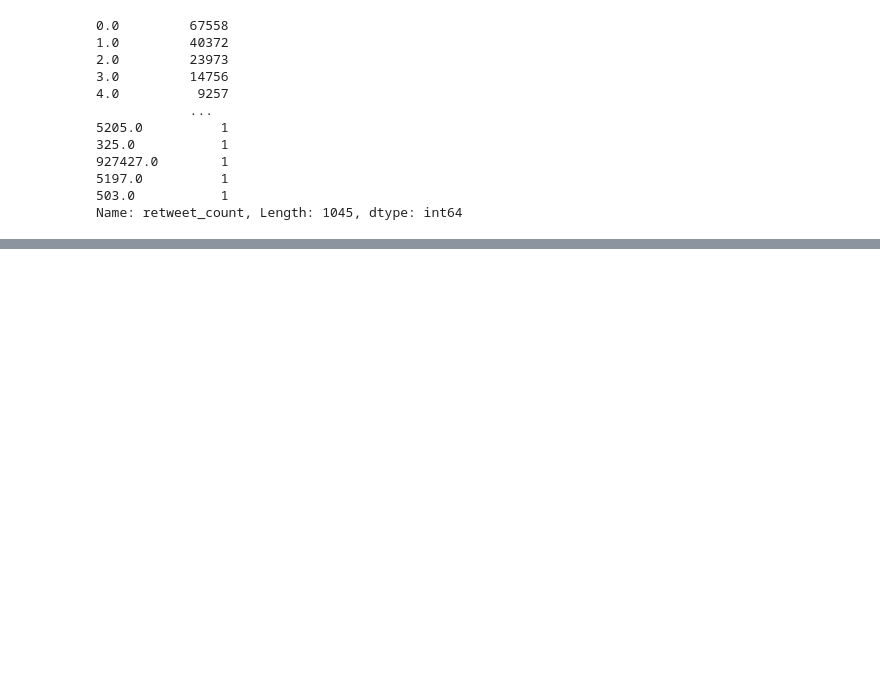
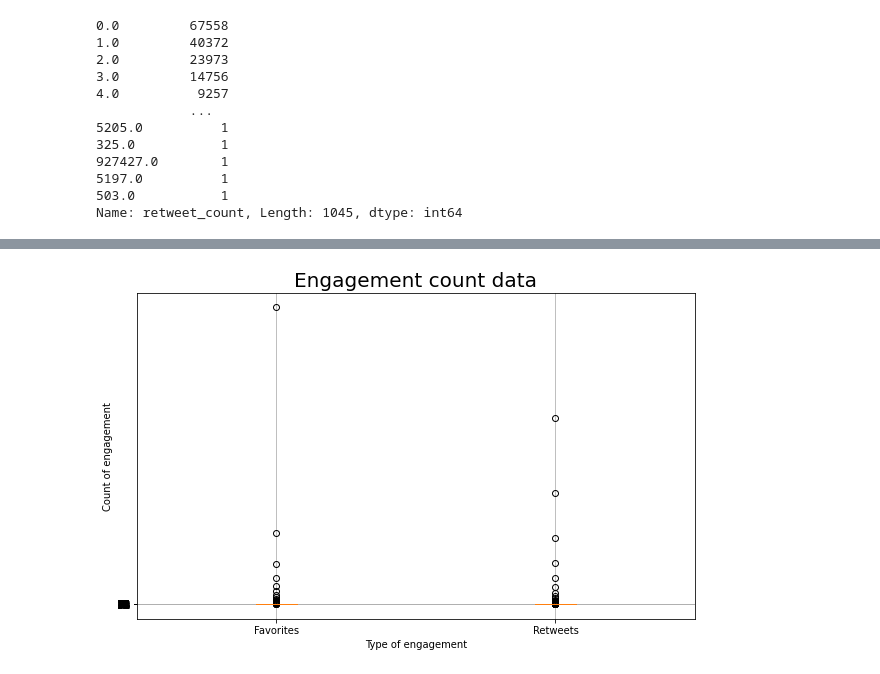
Before and after one commit to douglas-thoms/Datathon-2021-10-16, a Jupyter notebook: npo_twitter_eda.ipynb, the cells around one changed output, grey strips where cells are left out. Saved outputs shown, nothing was run; the diff lists cells and outputs as text; code cells hidden in the pictures; blank space fills up the shorter version.

```diff
--- a/npo_twitter_eda.ipynb
+++ b/npo_twitter_eda.ipynb
@@ -191,0 +212,13 @@ Name: retweet_count, Length: 1045, dtype: int64
+# %%
+# Create a box plot of favorites and retweets
+x_labels = ['Favorites', 'Retweets']
+engagement_count_data = [fav_count, retweet_count]
+fig, ax = plt.subplots(figsize=(10, 6))
+ax.set_title('Engagement count data', fontsize=20)
+ax.set_ylabel('Count of engagement')
+ax.set_xlabel('Type of engagement')
+ax.boxplot(engagement_count_data, labels=x_labels)
+ax.set_yticks(np.arange(0, 100))
+ax.grid()
+# %% [output]
+[figure, added]
```
Also changed, not shown: parts of 8 cells of this notebook.
